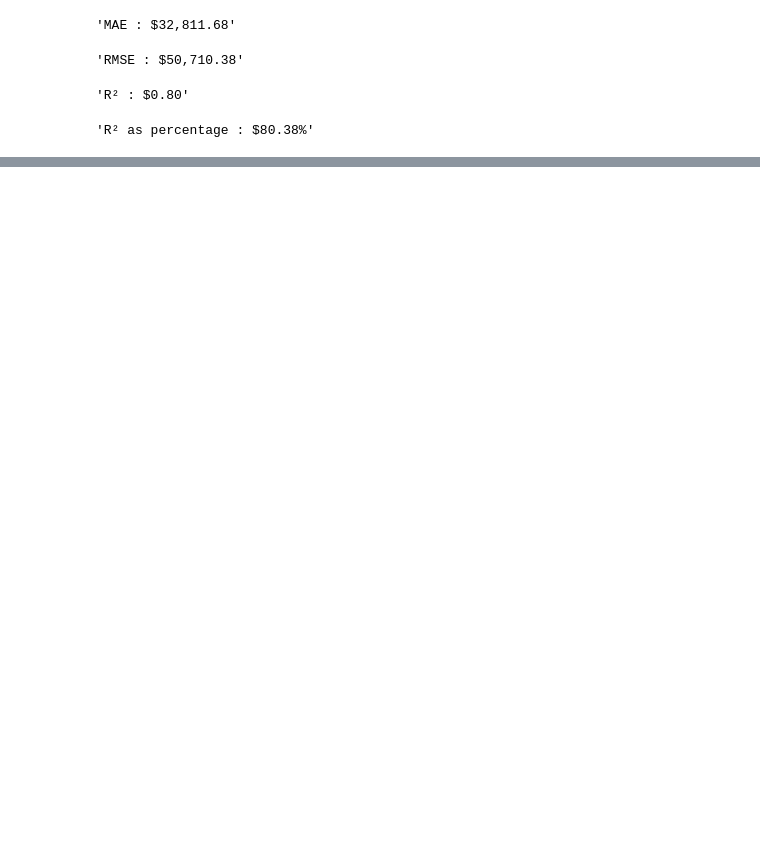
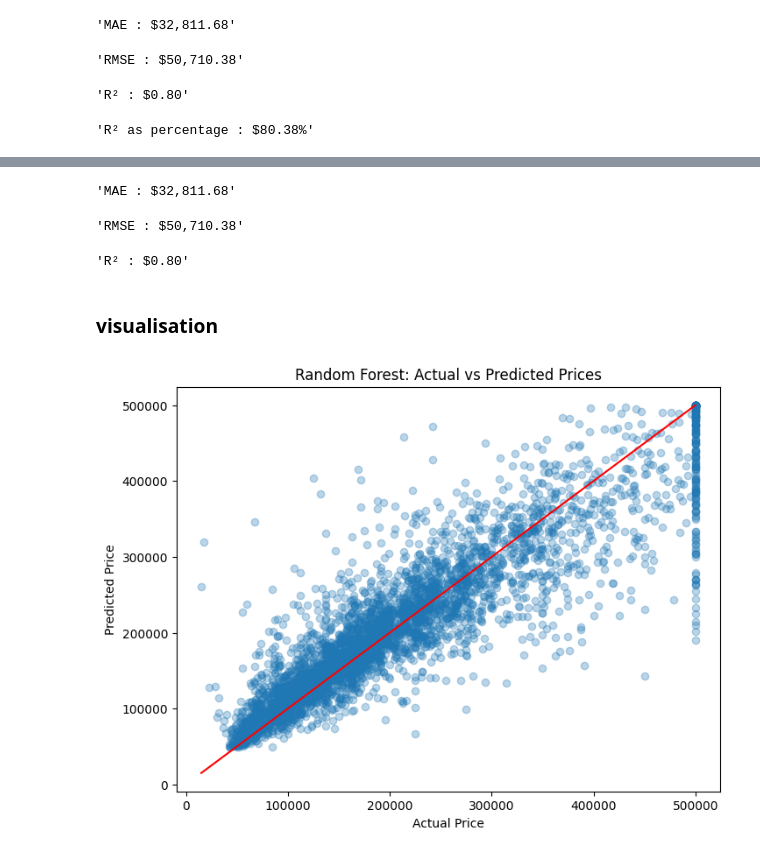
Before and after one commit to med2amine/house_price_prediction, a Jupyter notebook: house_predictore.ipynb, the cells around one changed output, grey strips where cells are left out. Cells and saved outputs as stored; diff of their text form; code cells hidden in the pictures; blank space fills up the shorter version.

```diff
--- a/house_predictore.ipynb
+++ b/house_predictore.ipynb
@@ -178,0 +212,44 @@ f'R² as percentage : ${r2_rf * 100:.2f}%'
+# %%
+model3 = RandomForestRegressor(
+    n_estimators=100,
+    random_state=42,
+    n_jobs=-1
+)
+
+model3.fit(x_train,y_train)
+
+model3_pred = model3.predict(x_test)
+# %%
+mar_rf = mean_absolute_error(y_test,model3_pred)
+f'MAE : ${mar_rf:,.2f}'
+# %% [output]
+'MAE : $32,811.68'
+# %%
+rmse_rf = np.sqrt(mean_squared_error(y_test,model3_pred))
+f'RMSE : ${rmse_rf:,.2f}'
+# %% [output]
+'RMSE : $50,710.38'
+# %%
+r2_rf = r2_score(y_test,model3_pred)
+f'R² : ${r2_rf:,.2f}'
+# %% [output]
+'R² : $0.80'
+# %% [markdown]
+### visualisation
+# %%
+plt.figure(figsize=(8, 6))
+
+plt.scatter(y_test, model3_pred, alpha=0.3)
+
+min_price = min(y_test.min(), model3_pred.min())
+max_price = max(y_test.max(), model3_pred.max())
+
+plt.plot([min_price, max_price], [min_price, max_price], color="red")
+
+plt.xlabel("Actual Price")
+plt.ylabel("Predicted Price")
+plt.title("Random Forest: Actual vs Predicted Prices")
+
+plt.show()
+# %% [output]
+[figure, added]
```
Also changed, not shown: parts of 19 cells of this notebook.
